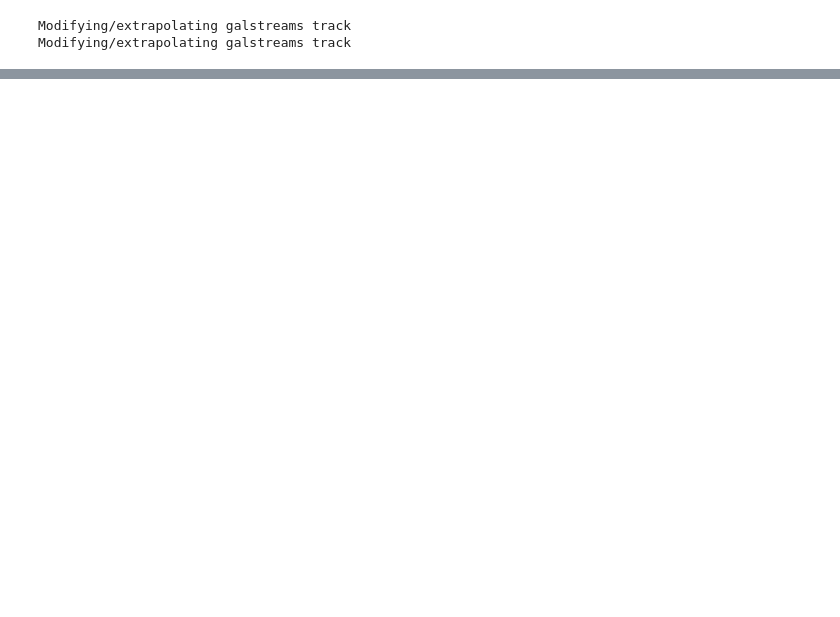
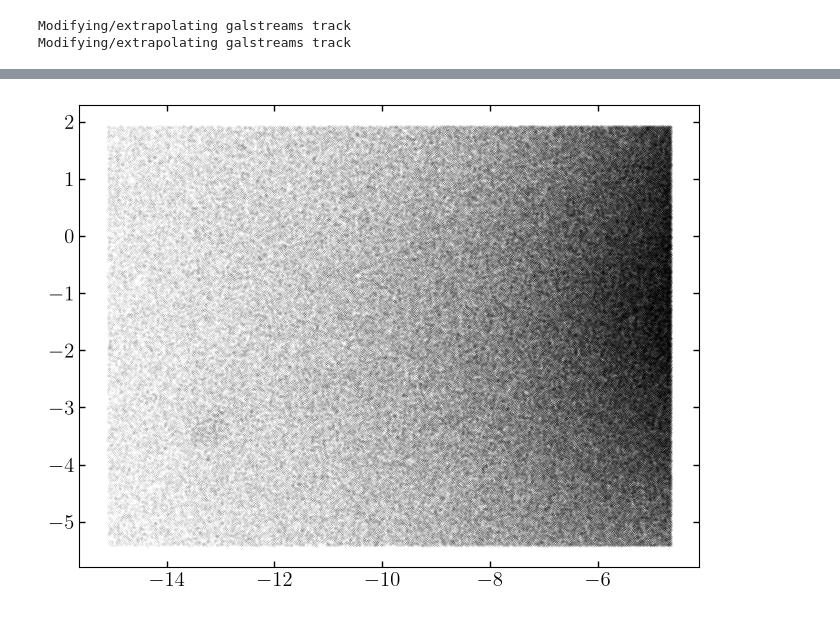
Before and after one commit to ktavangar/gd1-dr3, a Jupyter notebook: notebooks/Photometric-Modeling-Pipeline/generating_data.ipynb, the cells around one changed output, grey strips where cells are left out. Cells and saved outputs as stored; diff of their text form; code cells hidden in the pictures; blank space fills up the shorter version.

```diff
--- a/notebooks/Photometric-Modeling-Pipeline/generating_data.ipynb
+++ b/notebooks/Photometric-Modeling-Pipeline/generating_data.ipynb
@@ -133,3 +59,8 @@ pawprint.pmprint, pm_mask = rough_pm_poly(pawprint, joined, buffer=2)
+# %%
+plt.scatter(iso_obj.cat[pm_mask]['pm_phi1_cosphi2_unrefl'], iso_obj.cat[pm_mask]['pm_phi2_unrefl'], s=0.001)
+plt.show()
+# %% [output]
+[figure, added]
 # %%
 run_data_ = iso_obj.cat[pm_mask]# & (iso_mask | hb_mask)]
 bkg_data_ = iso_obj.cat[pm_mask & ~iso_obj.on_skymask]
```
Also changed, not shown: parts of 19 cells of this notebook, 15 other files.
